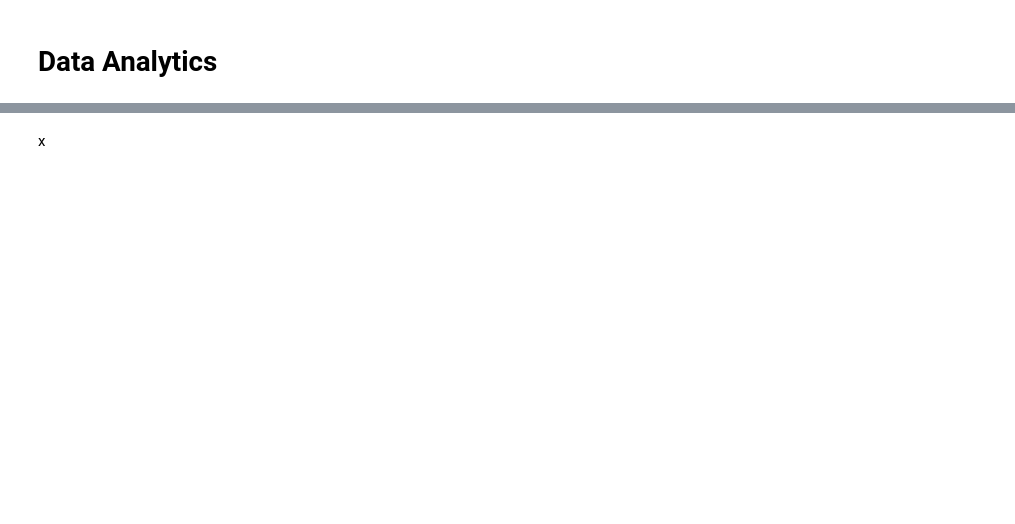
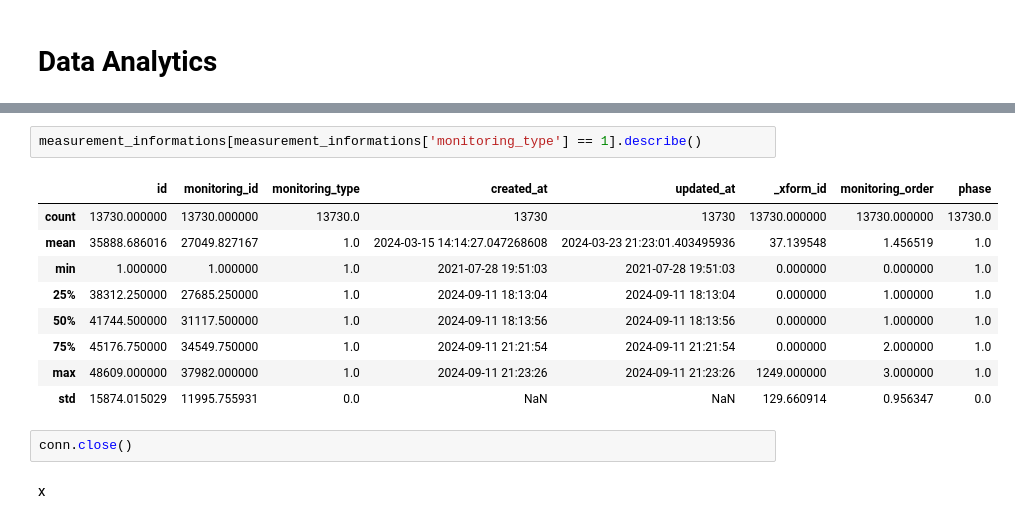
Before and after one commit to ZakiRMuc/CBRMS, a Jupyter notebook: CBRMS_biomass.ipynb, the cells around one changed output, grey strips where cells are left out. Drawn from its saved outputs; the diff is of its cells as text; blank space fills up the shorter version.

```diff
--- a/CBRMS_biomass.ipynb
+++ b/CBRMS_biomass.ipynb
@@ -280,2 +375,16 @@ Name: count, dtype: int64
+# %%
+measurement_informations[measurement_informations['monitoring_type'] == 1].describe()
+# %% [output]
+|  | id | monitoring_id | monitoring_type | created_at | updated_at | _xform_id | monitoring_order | phase |
+| count | 13730.000000 | 13730.000000 | 13730.0 | 13730 | 13730 | 13730.000000 | 13730.000000 | 13730.0 |
+| mean | 35888.686016 | 27049.827167 | 1.0 | 2024-03-15 14:14:27.047268608 | 2024-03-23 21:23:01.403495936 | 37.139548 | 1.456519 | 1.0 |
+| min | 1.000000 | 1.000000 | 1.0 | 2021-07-28 19:51:03 | 2021-07-28 19:51:03 | 0.000000 | 0.000000 | 1.0 |
+| 25% | 38312.250000 | 27685.250000 | 1.0 | 2024-09-11 18:13:04 | 2024-09-11 18:13:04 | 0.000000 | 1.000000 | 1.0 |
+| 50% | 41744.500000 | 31117.500000 | 1.0 | 2024-09-11 18:13:56 | 2024-09-11 18:13:56 | 0.000000 | 1.000000 | 1.0 |
+| 75% | 45176.750000 | 34549.750000 | 1.0 | 2024-09-11 21:21:54 | 2024-09-11 21:21:54 | 0.000000 | 2.000000 | 1.0 |
+| max | 48609.000000 | 37982.000000 | 1.0 | 2024-09-11 21:23:26 | 2024-09-11 21:23:26 | 1249.000000 | 3.000000 | 1.0 |
+| std | 15874.015029 | 11995.755931 | 0.0 | NaN | NaN | 129.660914 | 0.956347 | 0.0 |
+# %%
+conn.close()
 # %% [markdown]
 x
```
Also changed, not shown: parts of 24 cells of this notebook.
